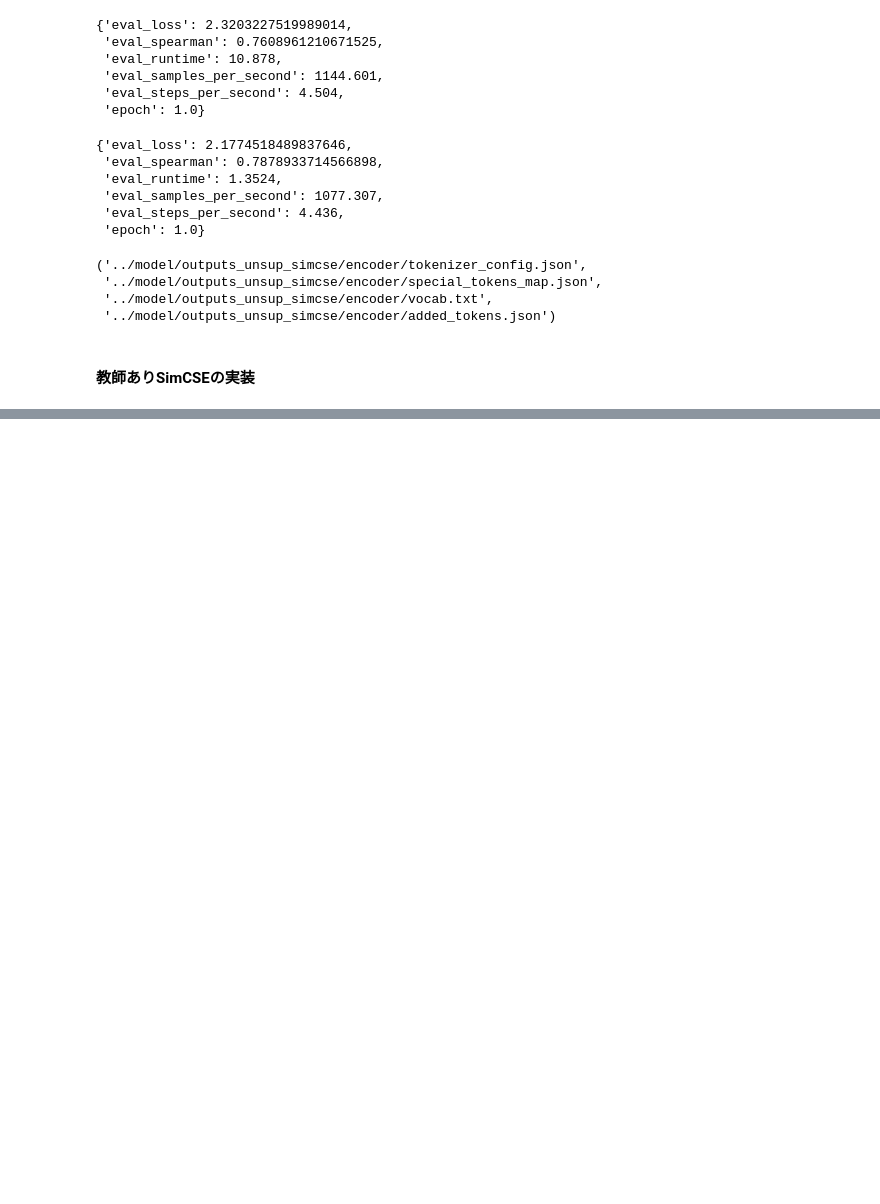
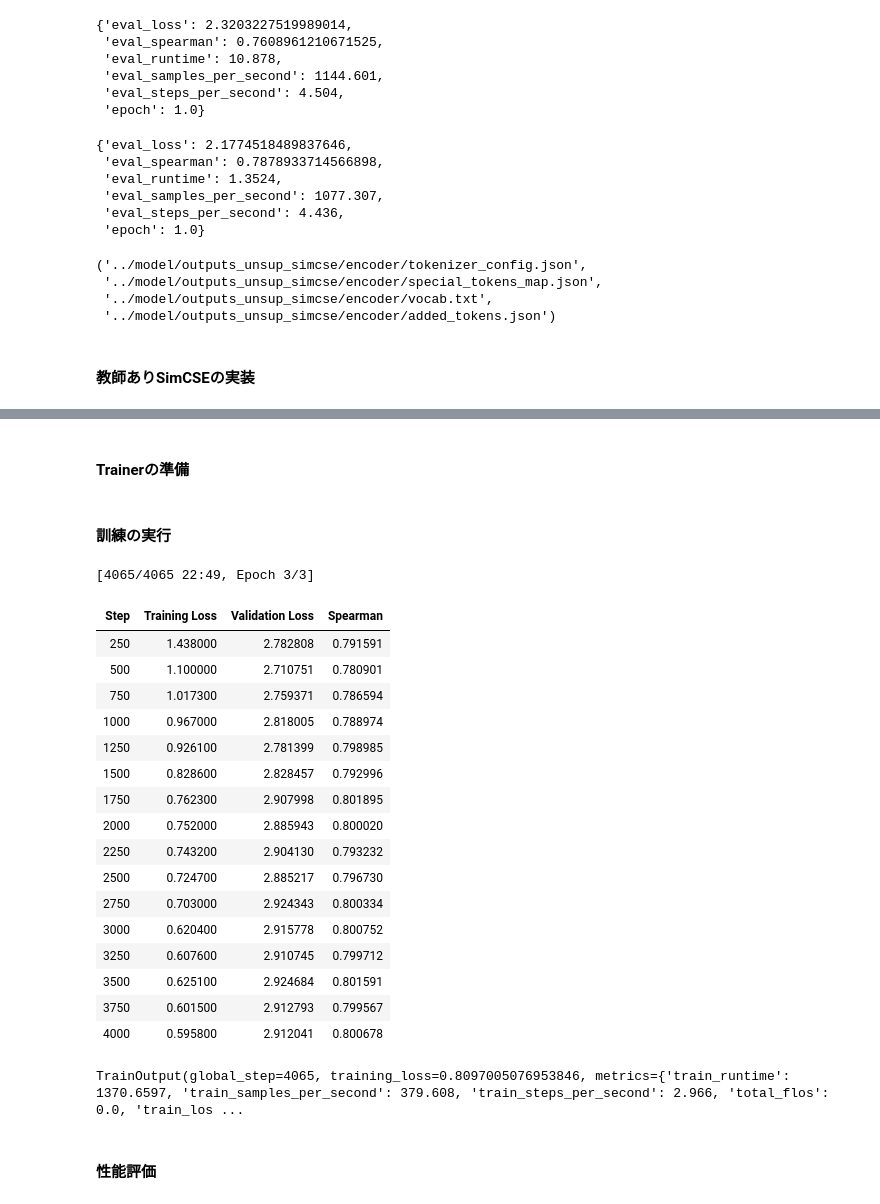
Before and after one commit to SY-256/llm-book, a Jupyter notebook: notebook/chapter8.ipynb, the cells around one changed output, grey strips where cells are left out. Saved outputs shown, nothing was run; the diff lists cells and outputs as text; code cells hidden in the pictures; blank space fills up the shorter version.

```diff
--- a/notebook/chapter8.ipynb
+++ b/notebook/chapter8.ipynb
@@ -400,0 +408,4 @@ tokenizer.save_pretrained(encoder_path)
+# %%
+from datasets import load_dataset
+# JSNLIの訓練セットを読み込む
+jsnli_dataset = load_dataset("llm-book/jsnli", split="train")
@@ -400,0 +564,61 @@ tokenizer.save_pretrained(encoder_path)
+# %%
+# 教師ありSimCSEモデルを初期化
+sup_model = SimCSEModel(base_model_name, mlp_only_train=False)
+# %% [markdown]
+#### Trainerの準備
+# %%
+# 教師ありSimCSEに訓練のハイパーパラメータを設定
+sup_training_args = TrainingArguments(
+    output_dir="../model/outputs_sup_simcse",
+    per_device_train_batch_size=128,
+    per_device_eval_batch_size=128,
+    learning_rate=5e-5,
+    num_train_epochs=3,
+    evaluation_strategy="steps",
+    eval_steps=250,
+    logging_steps=250,
+    save_steps=250,
+    save_total_limit=1,
+    fp16=True,
+    load_best_model_at_end=True,
+    metric_for_best_model="spearman",
+    remove_unused_columns=False,
+    report_to="none",  # 外部ツールへのログを無効化
+)
+# %%
+# 教師ありSimCSEのTrainerを初期化
+sup_trainer = SimCSETrainer(
+    model=sup_model,
+    args=sup_training_args,
+    data_collator=sup_train_collate_fn,
+    train_dataset=sup_train_dataset,
+    eval_dataset=valid_dataset,
+    compute_metrics=compute_metrics,
+)
+# %% [markdown]
+#### 訓練の実行
+# %%
+# 教師ありSimCSEの訓練を行う
+sup_trainer.train()
+# %% [output]
+[4065/4065 22:49, Epoch 3/3]
+| Step | Training Loss | Validation Loss | Spearman |
+| 250 | 1.438000 | 2.782808 | 0.791591 |
+| 500 | 1.100000 | 2.710751 | 0.780901 |
+| 750 | 1.017300 | 2.759371 | 0.786594 |
+| 1000 | 0.967000 | 2.818005 | 0.788974 |
+| 1250 | 0.926100 | 2.781399 | 0.798985 |
+| 1500 | 0.828600 | 2.828457 | 0.792996 |
+| 1750 | 0.762300 | 2.907998 | 0.801895 |
+| 2000 | 0.752000 | 2.885943 | 0.800020 |
+| 2250 | 0.743200 | 2.904130 | 0.793232 |
+| 2500 | 0.724700 | 2.885217 | 0.796730 |
+| 2750 | 0.703000 | 2.924343 | 0.800334 |
+| 3000 | 0.620400 | 2.915778 | 0.800752 |
+| 3250 | 0.607600 | 2.910745 | 0.799712 |
+| 3500 | 0.625100 | 2.924684 | 0.801591 |
+| 3750 | 0.601500 | 2.912793 | 0.799567 |
+| 4000 | 0.595800 | 2.912041 | 0.800678 |
+TrainOutput(global_step=4065, training_loss=0.8097005076953846, metrics={'train_runtime': 1370.6597, 'train_samples_per_second': 379.608, 'train_steps_per_second': 2.966, 'total_flos': 0.0, 'train_los ...
+# %% [markdown]
+#### 性能評価
```
Also changed, not shown: parts of 14 cells of this notebook.
